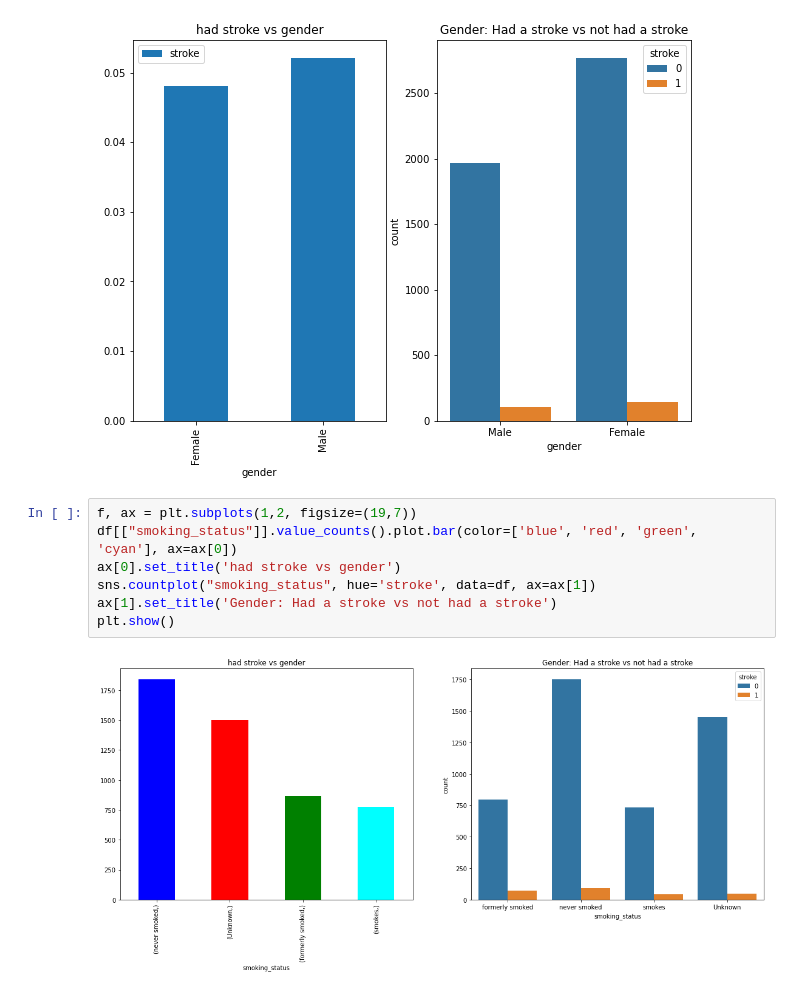
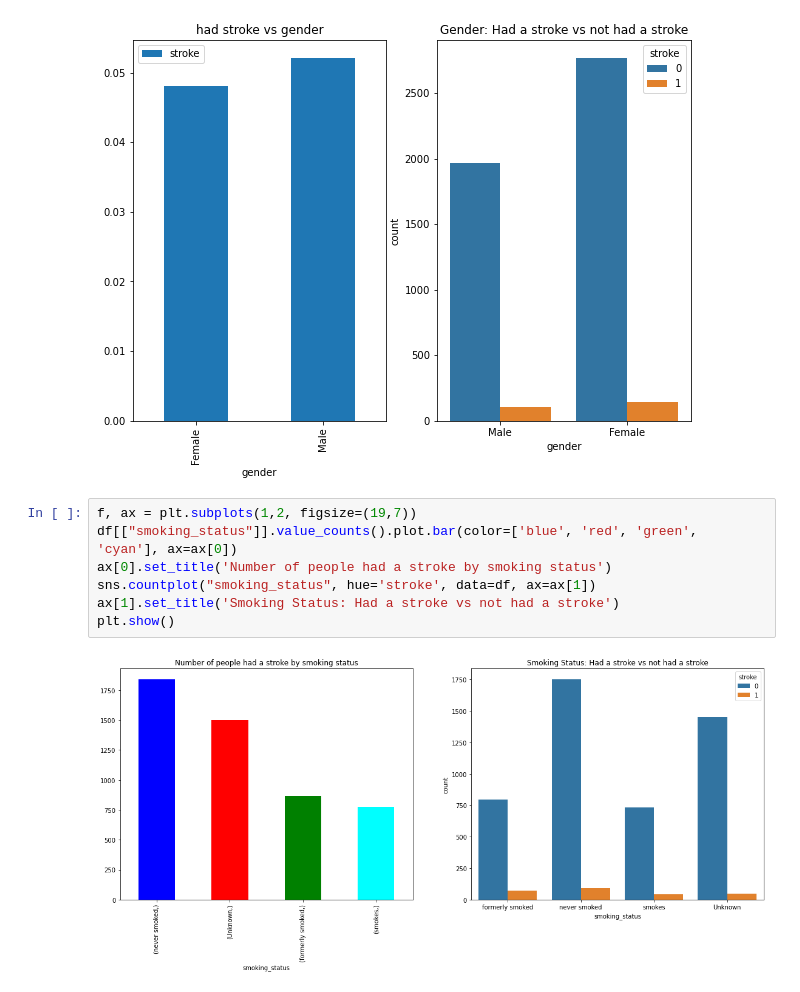
Before and after one commit to Japu90/Data-analytiikkaPortfolio, a Jupyter notebook: Brain Stroke Dataset.ipynb, the cells around one changed output. Cells and saved outputs as stored; diff of their text form.

Commit message:
Update Brain Stroke Dataset.ipynb
chance titles

```diff
--- a/Brain Stroke Dataset.ipynb
+++ b/Brain Stroke Dataset.ipynb
@@ -69,12 +69,12 @@ plt.show()
 # %%
 f, ax = plt.subplots(1,2, figsize=(19,7))
 df[["smoking_status"]].value_counts().plot.bar(color=['blue', 'red', 'green', 'cyan'], ax=ax[0])
-ax[0].set_title('had stroke vs gender')
+ax[0].set_title('Number of people had a stroke by smoking status')
 sns.countplot("smoking_status", hue='stroke', data=df, ax=ax[1])
-ax[1].set_title('Gender: Had a stroke vs not had a stroke')
+ax[1].set_title('Smoking Status: Had a stroke vs not had a stroke')
 plt.show()
 # %% [output]
-[figure, old version]
+[figure, new version]
 # %%
 f, ax = plt.subplots(1,2, figsize=(19,7))
 df[["hypertension","stroke"]].groupby(['hypertension']).mean().plot.bar(ax=ax[0])
```
Also changed, not shown: parts of 2 cells of this notebook.
